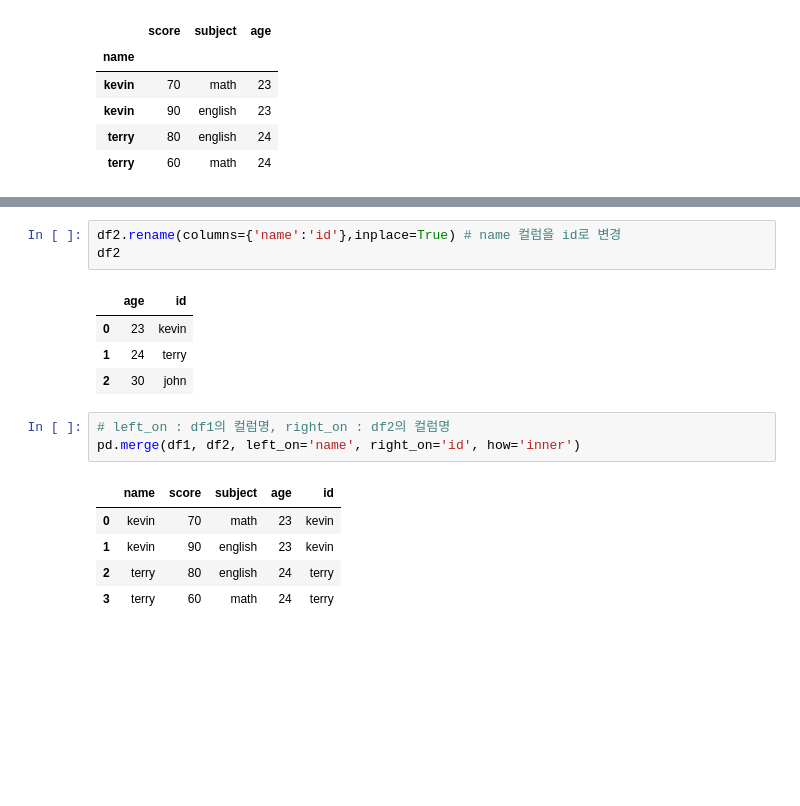
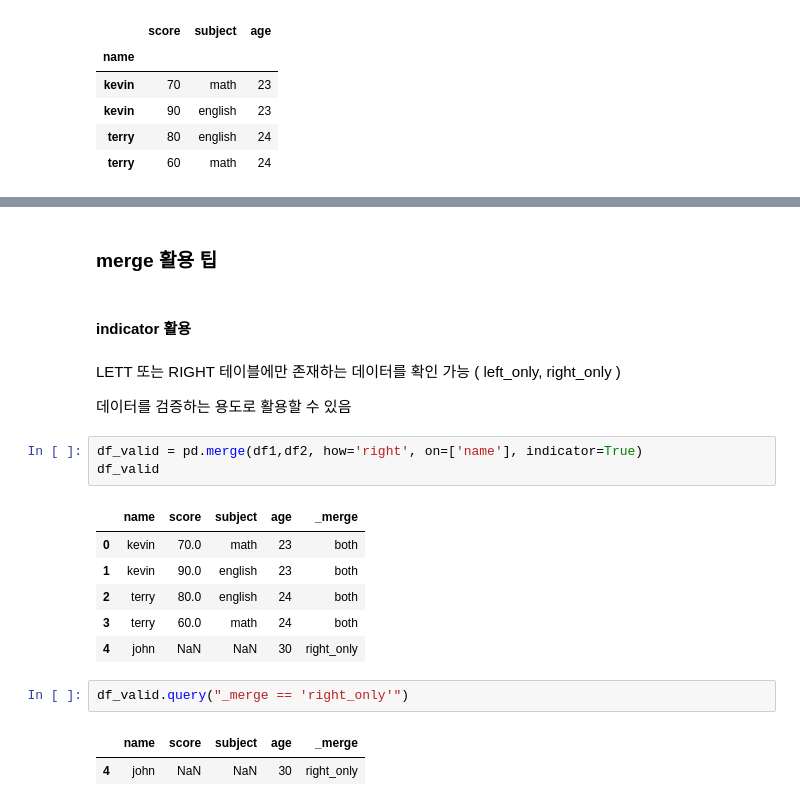
Before and after one commit to yahwang/Data-Processing-With-Pandas-Note, a Jupyter notebook: concat_and_merge.ipynb, the cells around one changed output, grey strips where cells are left out. Cells and saved outputs as stored; diff of their text form; blank space fills up the shorter version.

Commit message:
update : pd.merge indicator 추가
update : pandas string 타입 내용 추가

update : numpy 함수 추가

```diff
--- a/concat_and_merge.ipynb
+++ b/concat_and_merge.ipynb
@@ -170,17 +184,23 @@ pd.merge(df3,df4, left_index=True, right_index=True)
-# %%
-df2.rename(columns={'name':'id'},inplace=True) # name 컬럼을 id로 변경
-df2
-# %% [output]
-|  | age | id |
-| 0 | 23 | kevin |
-| 1 | 24 | terry |
-| 2 | 30 | john |
-# %%
-# left_on : df1의 컬럼명, right_on : df2의 컬럼명
-pd.merge(df1, df2, left_on='name', right_on='id', how='inner')
-# %% [output]
-|  | name | score | subject | age | id |
-| 0 | kevin | 70 | math | 23 | kevin |
-| 1 | kevin | 90 | english | 23 | kevin |
-| 2 | terry | 80 | english | 24 | terry |
-| 3 | terry | 60 | math | 24 | terry |
+# %% [markdown]
+### merge 활용 팁
+# %% [markdown]
+#### indicator 활용
+# %% [markdown]
+LETT 또는 RIGHT 테이블에만 존재하는 데이터를 확인 가능 ( left_only, right_only )
+
+데이터를 검증하는 용도로 활용할 수 있음
+# %%
+df_valid = pd.merge(df1,df2, how='right', on=['name'], indicator=True)
+df_valid
+# %% [output]
+|  | name | score | subject | age | _merge |
+| 0 | kevin | 70.0 | math | 23 | both |
+| 1 | kevin | 90.0 | english | 23 | both |
+| 2 | terry | 80.0 | english | 24 | both |
+| 3 | terry | 60.0 | math | 24 | both |
+| 4 | john | NaN | NaN | 30 | right_only |
+# %%
+df_valid.query("_merge == 'right_only'")
+# %% [output]
+|  | name | score | subject | age | _merge |
+| 4 | john | NaN | NaN | 30 | right_only |
```
Also changed, not shown: parts of 7 cells of this notebook, 4 other files.
